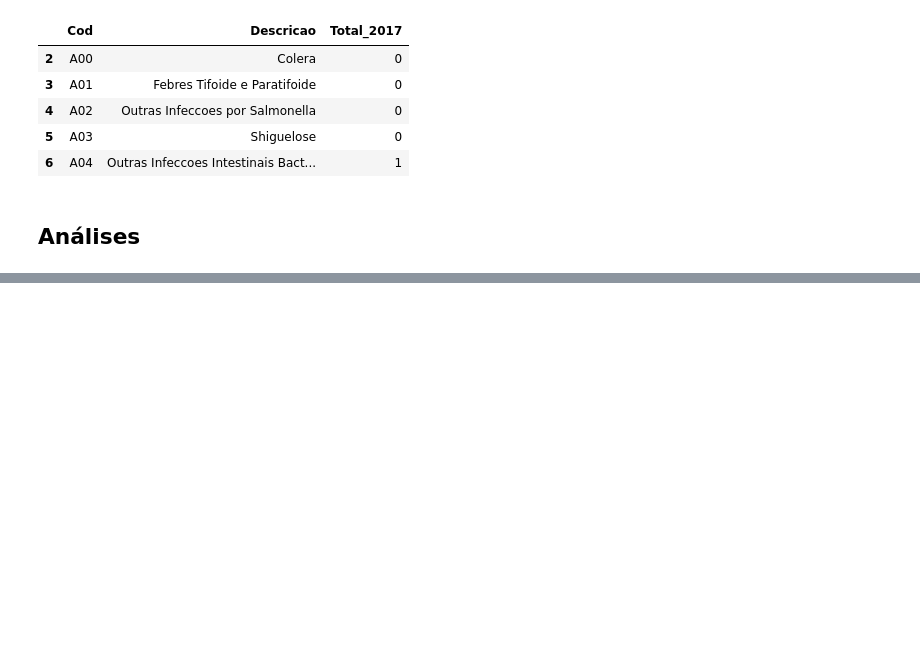
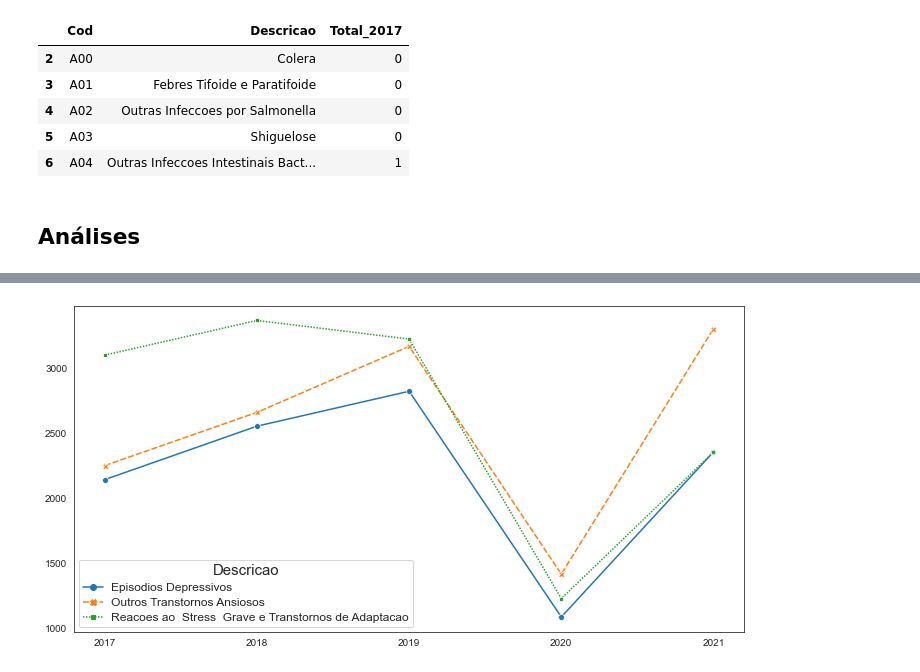
Before and after one commit to francodof/CID-10-ETL, a Jupyter notebook: CID10-Auxilios-Acid-Prev.ipynb, the cells around one changed output, grey strips where cells are left out. Cells and saved outputs as stored; diff of their text form; code cells hidden in the pictures; blank space fills up the shorter version.

Commit message:
add graphics

```diff
--- a/CID10-Auxilios-Acid-Prev.ipynb
+++ b/CID10-Auxilios-Acid-Prev.ipynb
@@ -184,0 +188,17 @@ df2021a[df2021a['Cod'].str.contains('F42')]
+# %%
+import seaborn as sns
+import matplotlib.pyplot as plt
+
+sns.set_style("white")
+
+d1 = dfCat.set_index('Descricao').T
+plt.figure(figsize =(12,6))
+g1 = sns.lineplot(data = d1,
+                  markers = True)
+# for legend text
+plt.setp(g1.get_legend().get_texts(), fontsize='12')
+# for legend title
+plt.setp(g1.get_legend().get_title(), fontsize='15')
+plt.xticks(['Total_2017','Total_2018','Total_2019','Total_2020','Total_2021'],[2017,2018,2019,2020,2021]);
+# %% [output]
+[figure, added]
```
Also changed, not shown: parts of 25 cells of this notebook.
